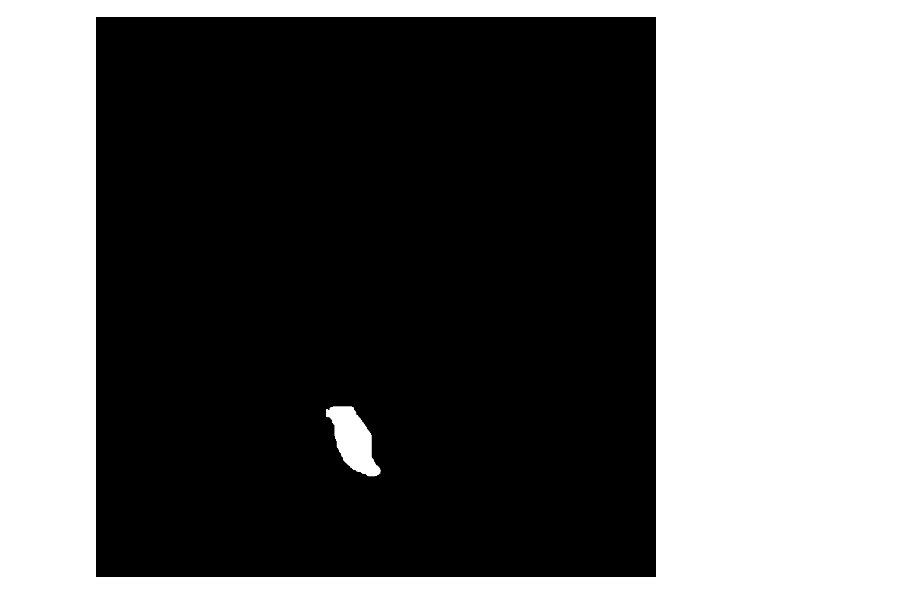
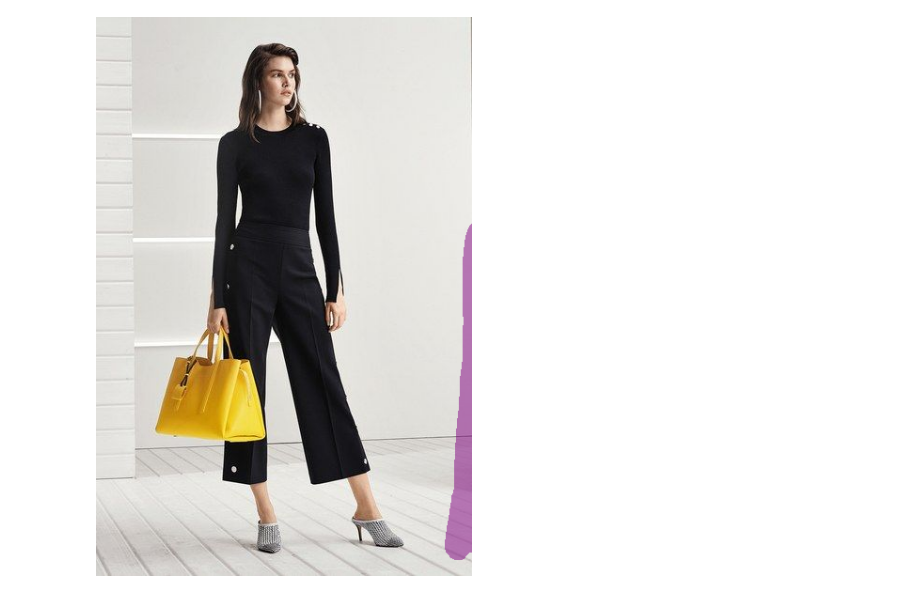
Before and after one commit to MnLgt/ImagenHeap, a Jupyter notebook: notebooks/yolo_results.ipynb, the cells around one changed output. Saved outputs shown, nothing was run; the diff lists cells and outputs as text; code cells hidden in the pictures.

```diff
--- a/notebooks/yolo_results.ipynb
+++ b/notebooks/yolo_results.ipynb
@@ -65,4 +62,0 @@ r.display_results()
-# %%
-r.get_mask('hand')[0]['mask']
-# %% [output]
-[figure, removed]
@@ -68,0 +65,12 @@ r.get_mask('hand')[0]['mask']
+# %%
+coco_polygons = [ro for ro in row["mask_metadata"] if ro["label"] == "person"][0][
+    "polygons"
+]
+from utils import convert_coco_polygons_to_mask
+
+mask = convert_coco_polygons_to_mask(coco_polygons, 1024, 1024)
+mask = Image.fromarray(mask)
+# image = resize_image_pil(image)
+overlay_mask(image, mask)
+# %% [output]
+[figure, added]
```
Also changed, not shown: parts of 7 cells of this notebook, 10 other files.
